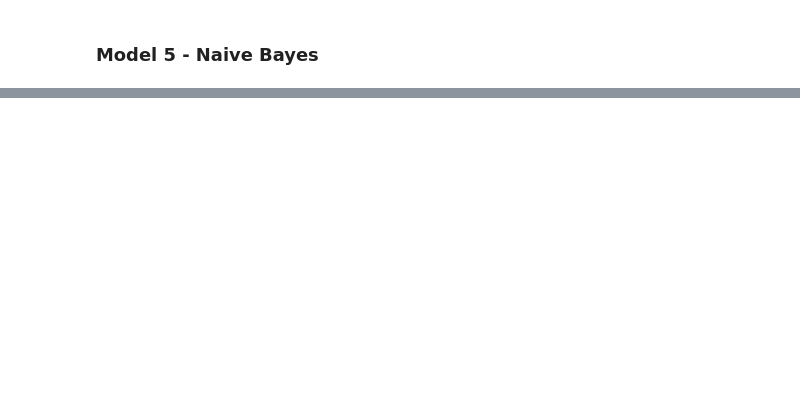
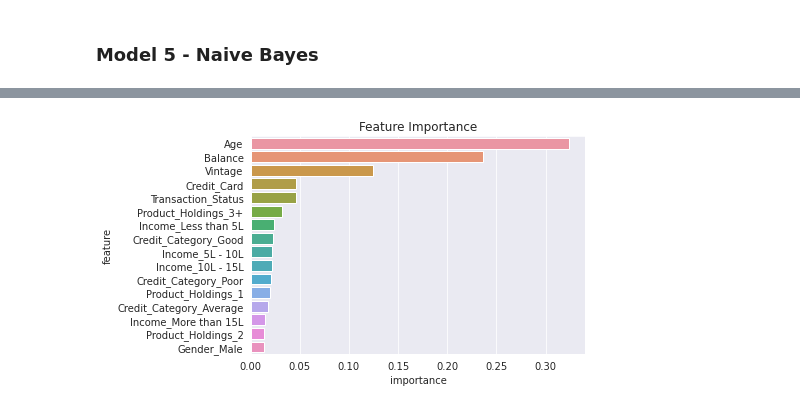
Before and after one commit to JozJozmin/Churn-Prediction-ML, a Jupyter notebook: Churn_Prediction_Improved_model.ipynb, the cells around one changed output, grey strips where cells are left out. Drawn from its saved outputs; the diff is of its cells as text; code cells hidden in the pictures; blank space fills up the shorter version.

```diff
--- a/Churn_Prediction_Improved_model.ipynb
+++ b/Churn_Prediction_Improved_model.ipynb
@@ -942,0 +916,4 @@ Accuracy of validating data :0.596
+# %%
+importance_df = pd.DataFrame({'feature': X_train.columns,'importance': classifier_DT.feature_importances_
+                              }).sort_values('importance', ascending=False)
+importance_df
@@ -942,0 +938,5 @@ Accuracy of validating data :0.596
+# %%
+plt.title('Feature Importance')
+sns.barplot(data=importance_df, x='importance', y='feature');
+# %% [output]
+[figure, added]
```
Also changed, not shown: parts of 18 cells of this notebook.
